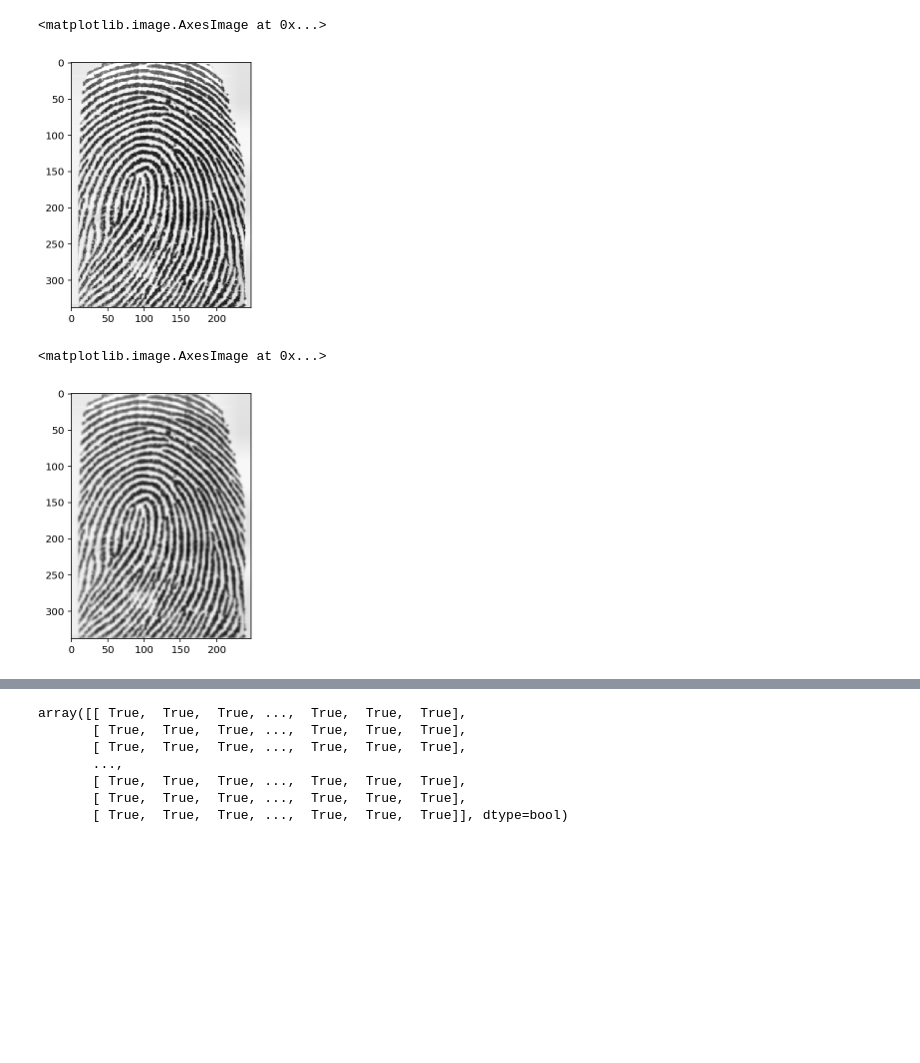
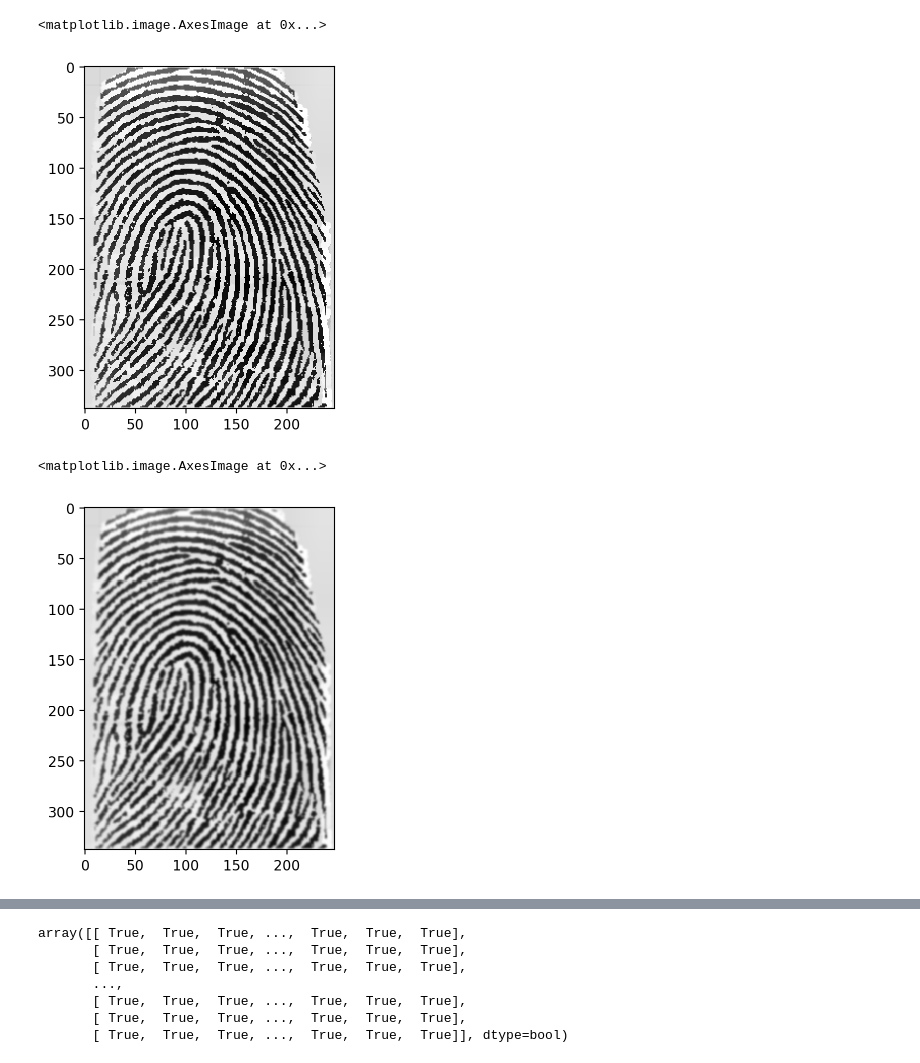
Before and after one commit to Antoninj/biometrics-project, a Jupyter notebook: sandbox.ipynb, the cells around one changed output, grey strips where cells are left out. Cells and saved outputs as stored; diff of their text form; code cells hidden in the pictures; blank space fills up the shorter version.

```diff
--- a/sandbox.ipynb
+++ b/sandbox.ipynb
@@ -37,0 +39,4 @@ imshow(img_intensity_scale)
+# %%
+img_enhanced_contrast = enhance_contrast(img_intensity_scale, disk(5))
+
+imshow(img_enhanced_contrast)
@@ -38,16 +46,16 @@ imshow(img_intensity_scale)
 # %%
-img_equalized = equalize_adapthist(img_intensity_scale)
+img_equalized = equalize_adapthist(img_enhanced_contrast)
 imshow(img_equalized)
 # %% [output]
 <matplotlib.image.AxesImage at 0x...>
-[figure, old version]
+[figure, new version]
 # %%
 img_smoothed = gaussian(img_equalized)
 
 imshow(img_smoothed)
 # %% [output]
 <matplotlib.image.AxesImage at 0x...>
-[figure, old version]
+[figure, new version]
 # %%
 fig, ax = try_all_threshold(img_smoothed, figsize=(10, 8), verbose=False)
 plt.show()
```
Also changed, not shown: parts of 23 cells of this notebook, 18 other files.
